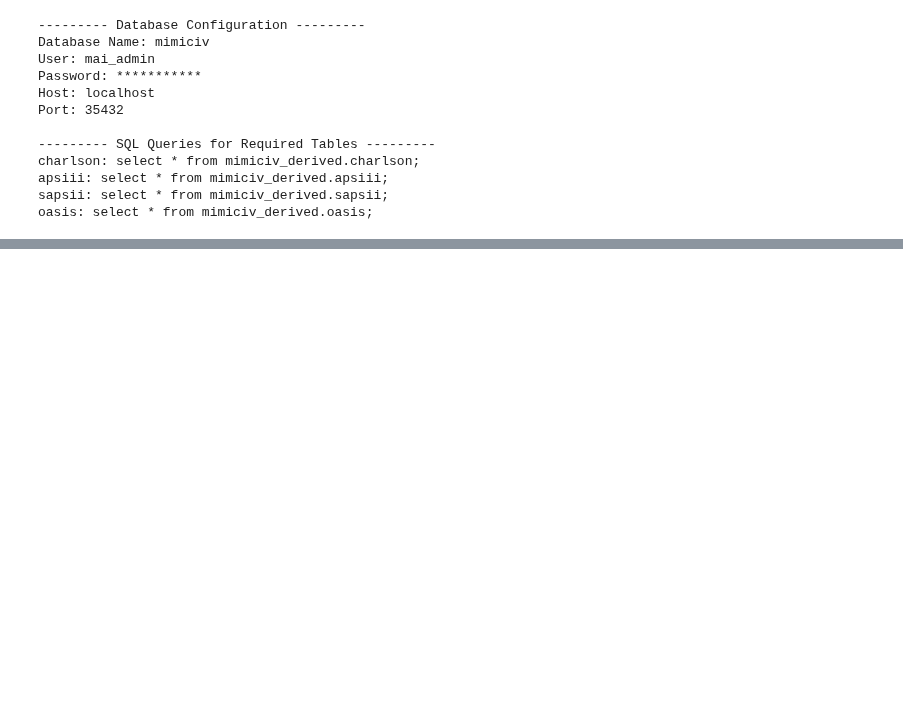
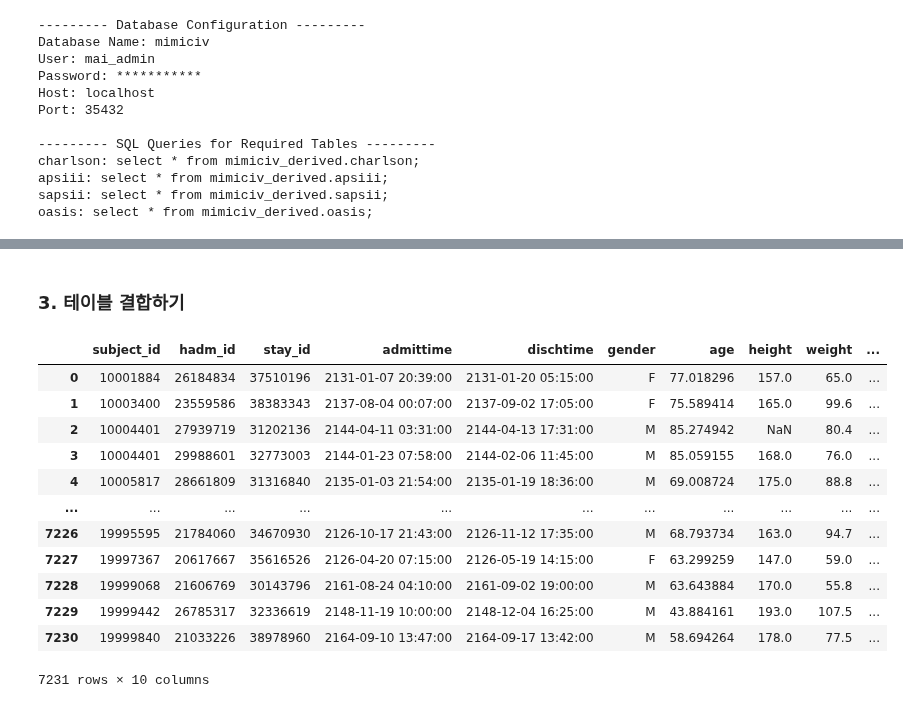
Before and after one commit to sujungleeml/P1_extubationfailure, a Jupyter notebook: 서대철/notebooks/features/02_charlson_apsiii_sapsii_oasis.ipynb, the cells around one changed output, grey strips where cells are left out. Cells and saved outputs as stored; diff of their text form; code cells hidden in the pictures; blank space fills up the shorter version.

```diff
--- a/서대철/notebooks/features/02_charlson_apsiii_sapsii_oasis.ipynb
+++ b/서대철/notebooks/features/02_charlson_apsiii_sapsii_oasis.ipynb
@@ -120,0 +147,20 @@ oasis = dataframes['oasis']
+# %% [markdown]
+### 3. 테이블 결합하기
+# %%
+# charlson comorbidity index (CCI) 결합 (hadm_id 기준)
+sub1list_cci = pd.merge(sub1list, charlson[['subject_id', 'hadm_id', 'charlson_comorbidity_index']], on=['subject_id', 'hadm_id'], how='left')
+sub1list_cci
+# %% [output]
+|  | subject_id | hadm_id | stay_id | admittime | dischtime | gender | age | height | weight | ... |
+| 0 | 10001884 | 26184834 | 37510196 | 2131-01-07 20:39:00 | 2131-01-20 05:15:00 | F | 77.018296 | 157.0 | 65.0 | ... |
+| 1 | 10003400 | 23559586 | 38383343 | 2137-08-04 00:07:00 | 2137-09-02 17:05:00 | F | 75.589414 | 165.0 | 99.6 | ... |
+| 2 | 10004401 | 27939719 | 31202136 | 2144-04-11 03:31:00 | 2144-04-13 17:31:00 | M | 85.274942 | NaN | 80.4 | ... |
+| 3 | 10004401 | 29988601 | 32773003 | 2144-01-23 07:58:00 | 2144-02-06 11:45:00 | M | 85.059155 | 168.0 | 76.0 | ... |
+| 4 | 10005817 | 28661809 | 31316840 | 2135-01-03 21:54:00 | 2135-01-19 18:36:00 | M | 69.008724 | 175.0 | 88.8 | ... |
+| ... | ... | ... | ... | ... | ... | ... | ... | ... | ... | ... |
+| 7226 | 19995595 | 21784060 | 34670930 | 2126-10-17 21:43:00 | 2126-11-12 17:35:00 | M | 68.793734 | 163.0 | 94.7 | ... |
+| 7227 | 19997367 | 20617667 | 35616526 | 2126-04-20 07:15:00 | 2126-05-19 14:15:00 | F | 63.299259 | 147.0 | 59.0 | ... |
+| 7228 | 19999068 | 21606769 | 30143796 | 2161-08-24 04:10:00 | 2161-09-02 19:00:00 | M | 63.643884 | 170.0 | 55.8 | ... |
+| 7229 | 19999442 | 26785317 | 32336619 | 2148-11-19 10:00:00 | 2148-12-04 16:25:00 | M | 43.884161 | 193.0 | 107.5 | ... |
+| 7230 | 19999840 | 21033226 | 38978960 | 2164-09-10 13:47:00 | 2164-09-17 13:42:00 | M | 58.694264 | 178.0 | 77.5 | ... |
+7231 rows × 10 columns
```
Also changed, not shown: parts of 12 cells of this notebook.
